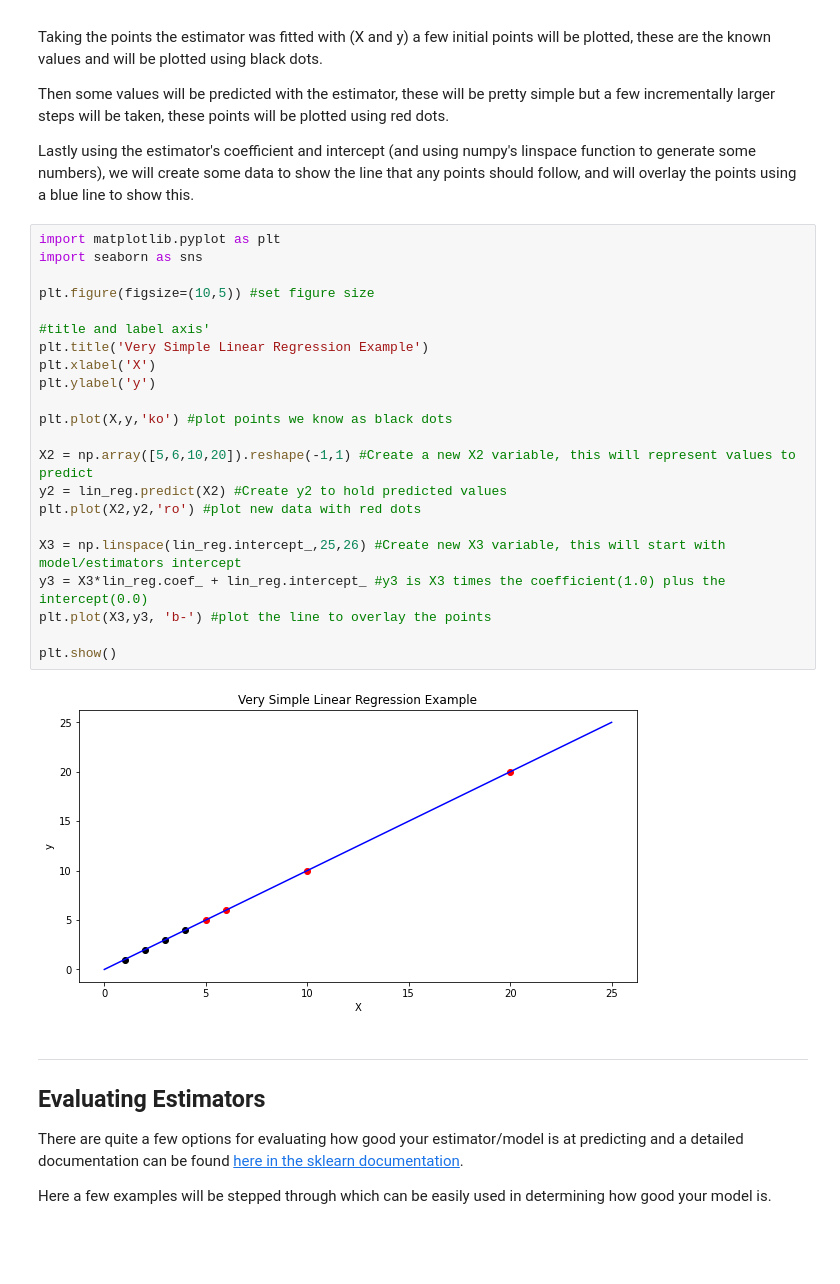
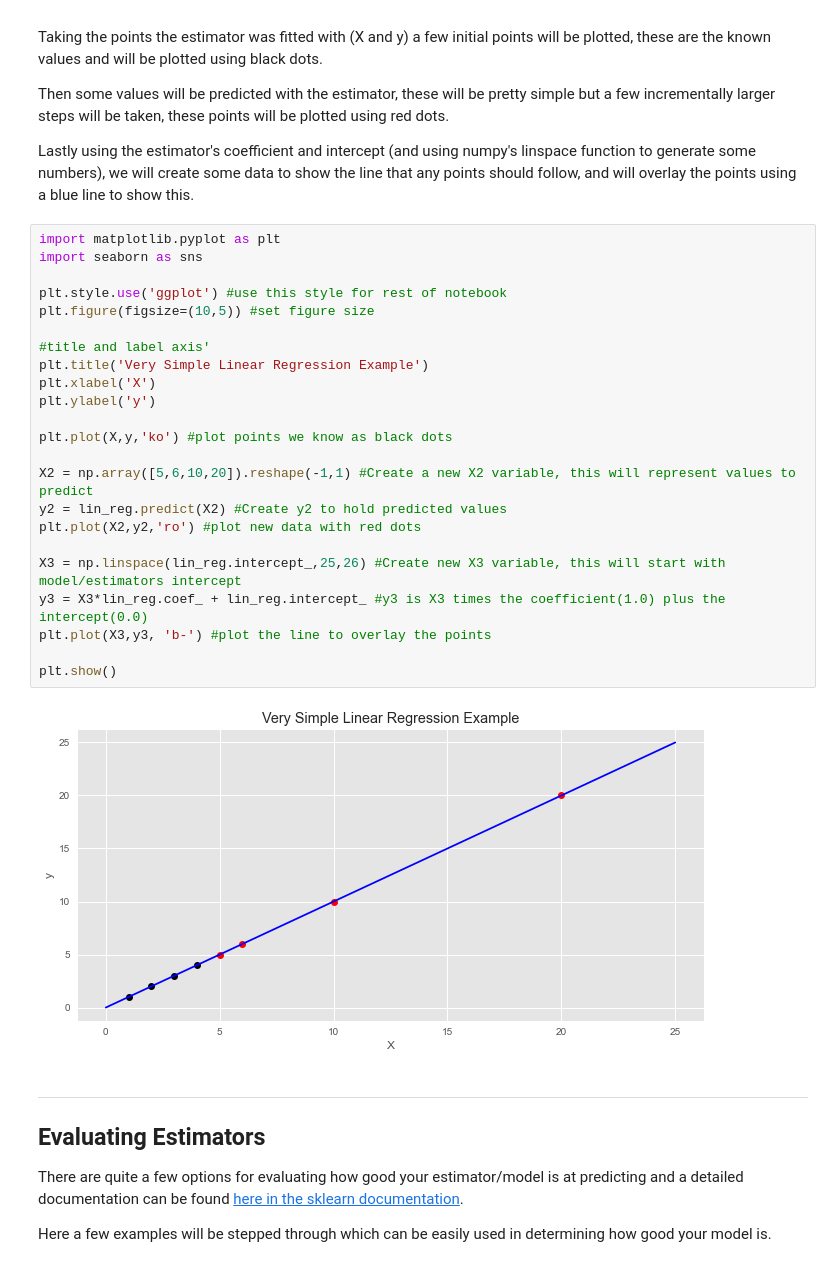
Before and after one commit to itskeithstudent/Machine-Learning-and-Statistics-Assessment, a Jupyter notebook: scikit-learn.ipynb, the cells around one changed output. Drawn from its saved outputs; the diff is of its cells as text; blank space fills up the shorter version.

Commit message:
Add viz showing different mae and score for diff lasso alpha values, enforce ggplot plot style across notebook

```diff
--- a/scikit-learn.ipynb
+++ b/scikit-learn.ipynb
@@ -91,27 +91,28 @@ Lastly using the estimator's coefficient and intercept (and using numpy's linspa
 # %%
 import matplotlib.pyplot as plt
 import seaborn as sns
 
+plt.style.use('ggplot') #use this style for rest of notebook
 plt.figure(figsize=(10,5)) #set figure size
 
 #title and label axis'
 plt.title('Very Simple Linear Regression Example')
 plt.xlabel('X')
 plt.ylabel('y')
 
 plt.plot(X,y,'ko') #plot points we know as black dots
 
 X2 = np.array([5,6,10,20]).reshape(-1,1) #Create a new X2 variable, this will represent values to predict
 y2 = lin_reg.predict(X2) #Create y2 to hold predicted values
 plt.plot(X2,y2,'ro') #plot new data with red dots
 
 X3 = np.linspace(lin_reg.intercept_,25,26) #Create new X3 variable, this will start with model/estimators intercept
 y3 = X3*lin_reg.coef_ + lin_reg.intercept_ #y3 is X3 times the coefficient(1.0) plus the intercept(0.0)
 plt.plot(X3,y3, 'b-') #plot the line to overlay the points
 
 plt.show()
 # %% [output]
-[figure, old version]
+[figure, new version]
 # %% [markdown]
 ***
 ## Evaluating Estimators
```
Also changed, not shown: parts of 7 cells of this notebook.
